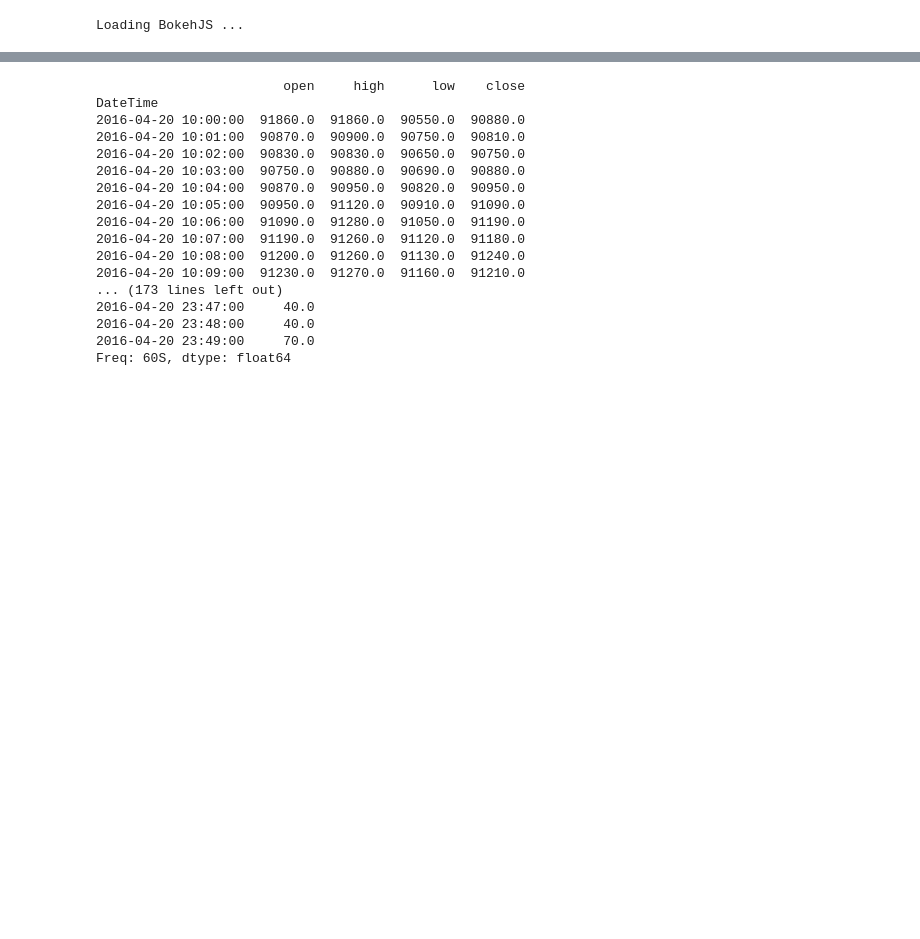
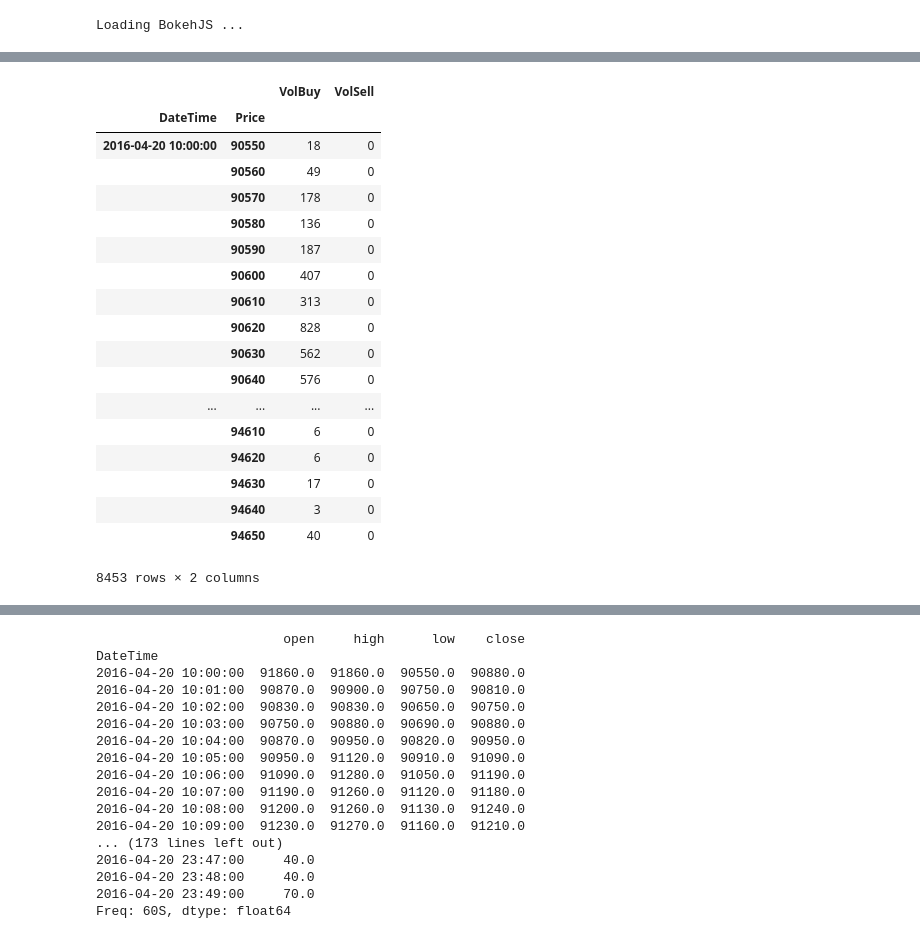
Before and after one commit to arelyt/TestPandas, a Jupyter notebook: Test_Bokeh-Copy1.ipynb, the cells around one changed output, grey strips where cells are left out. Saved outputs shown, nothing was run; the diff lists cells and outputs as text; code cells hidden in the pictures; blank space fills up the shorter version.

```diff
--- a/Test_Bokeh-Copy1.ipynb
+++ b/Test_Bokeh-Copy1.ipynb
@@ -37,0 +66,24 @@ res = bhp.Price.resample('60s').ohlc()
+# %%
+res_new = bhp.groupby([pd.TimeGrouper('60s'), 'Price'])['Vol'].agg({'VolSell': lambda x: x.sum if str(x)=='Sell' else 0, 'VolBuy': np.sum})
+# %%
+res_new
+# %% [output]
+|  |  | VolBuy | VolSell |
+| DateTime | Price |  |  |
+| 2016-04-20 10:00:00 | 90550 | 18 | 0 |
+|  | 90560 | 49 | 0 |
+|  | 90570 | 178 | 0 |
+|  | 90580 | 136 | 0 |
+|  | 90590 | 187 | 0 |
+|  | 90600 | 407 | 0 |
+|  | 90610 | 313 | 0 |
+|  | 90620 | 828 | 0 |
+|  | 90630 | 562 | 0 |
+|  | 90640 | 576 | 0 |
+| ... | ... | ... | ... |
+|  | 94610 | 6 | 0 |
+|  | 94620 | 6 | 0 |
+|  | 94630 | 17 | 0 |
+|  | 94640 | 3 | 0 |
+|  | 94650 | 40 | 0 |
+8453 rows × 2 columns
```
Also changed, not shown: parts of 8 cells of this notebook, 1 other file.
